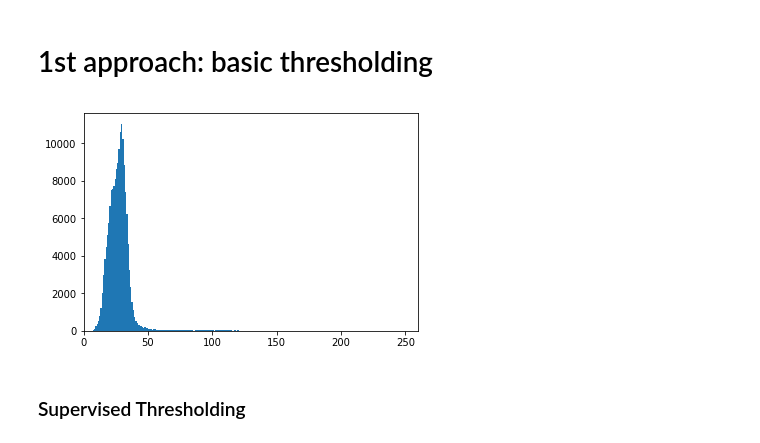
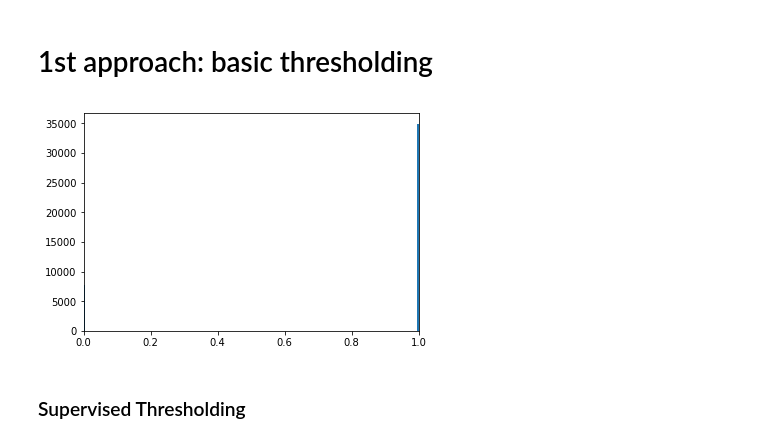
Before and after one commit to Rodrigo163/Personal-Projects, a Jupyter notebook: Image Segmentation/Filament_D&S.ipynb, the cells around one changed output. Saved outputs shown, nothing was run; the diff lists cells and outputs as text; code cells hidden in the pictures.

```diff
--- a/Image Segmentation/Filament_D&S.ipynb
+++ b/Image Segmentation/Filament_D&S.ipynb
@@ -26,6 +23,8 @@ Special care for edges!
 im = iio.imread('2fil.PNG')
 im = color.rgb2gray(im)
 
+multi = iio.imread('multifil.PNG')
+multi = color.rgb2gray(multi)
 def im_show(image, nrows=1, ncols=1, cmap='gray'):
     fig, ax = plt.subplots(nrows=nrows, ncols=ncols, figsize=(14, 14))
     ax.imshow(image, cmap='gray')
@@ -44,10 +46,10 @@ plt.imshow(im)
 # 1st approach: basic thresholding
 # %%
 fig, ax = plt.subplots(1, 1)
-ax.hist(im.ravel(), bins=255, range=[0, 256])
-ax.set_xlim(0, 260);
+ax.hist(multi.ravel(), bins=255, range=[0, 1])
+ax.set_xlim(0, 1);
 # %% [output]
-[figure, old version]
+[figure, new version]
 # %% [markdown]
 ### Supervised Thresholding
 # %%
```
Also changed, not shown: parts of 9 cells of this notebook, 2 other files.
